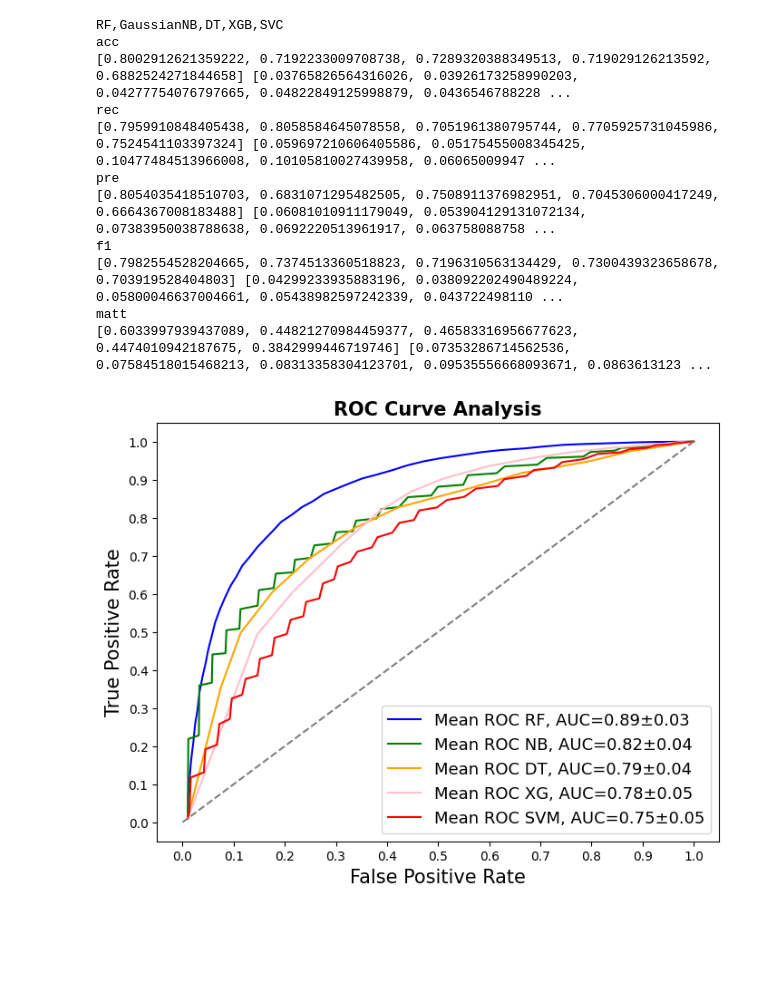
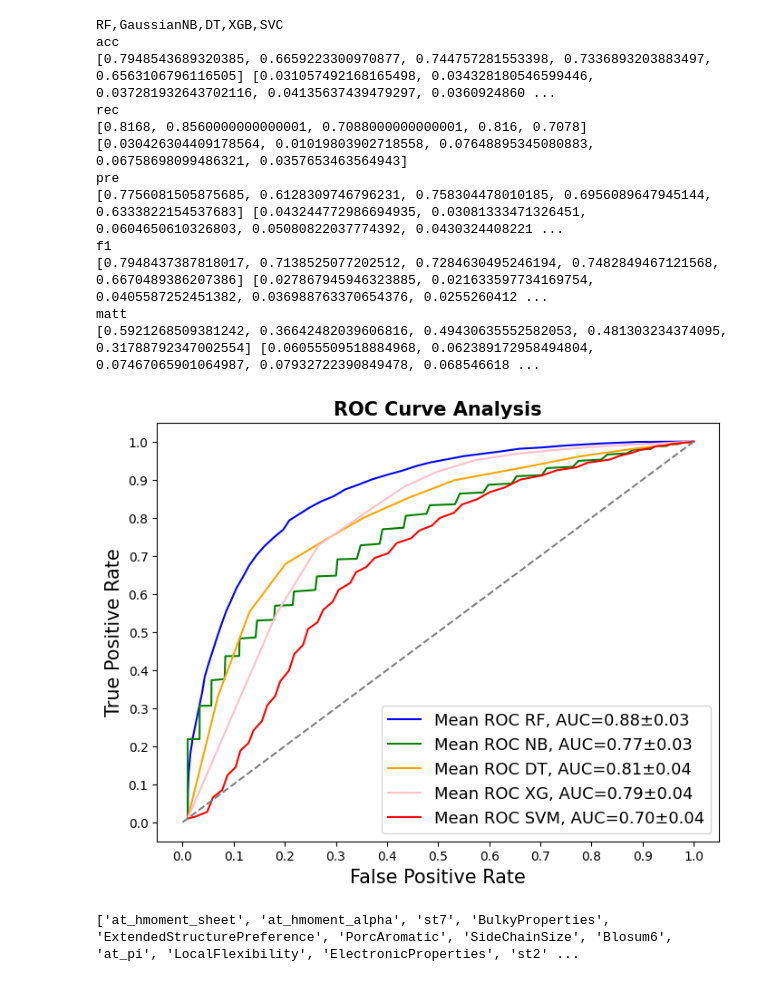
Before and after one commit to cparejabarrueto/epitopes, a Jupyter notebook: Epitopes-Article.ipynb, the cells around one changed output. Drawn from its saved outputs; the diff is of its cells as text; code cells hidden in the pictures; blank space fills up the shorter version.

```diff
--- a/Epitopes-Article.ipynb
+++ b/Epitopes-Article.ipynb
@@ -1012,0 +924,17 @@ matt
+# %%
+#plot
+rango=[]
+#print(graph_acc)
+for i in V_range:
+    rango.append(i+1)
+
+import matplotlib.pyplot as plot
+plt.figure(figsize=(8,6))
+plt.bar(rango,Mean,yerr=Std,color="green",width=0.7)
+plt.ylabel('Accuracy',fontsize='xx-large')
+plt.xlabel('Accumulated attributes',fontsize='xx-large')
+plt.xticks(fontsize='15')
+plt.yticks(fontsize='15')
+plt.title('Attributes selection',fontsize='xx-large')
+plt.savefig('AccuracyMutualInfo_NegEpiPaper.png')
+plt.show()
@@ -1028,28 +958,33 @@ Std = [];Mean = [];Fpr = [];Tpr = [];Auc = [];Auc2 = [];Auc3 = []
 mean_tpr=[]; W_range = range(0, 100)
 
 #ANOVA
-fc2=['at_charge', 'PorcAromatic', 'PorcBasic', 'PorcSmall', 'PorcPolar', 'ExtendedStructurePreference', 't1', 'z5', 'pKC', 'AlphaAndTurnPropensities', 'HelixBendPreference', 'at_hmoment_sheet', 'st3', 'st2', 'ElectronicProperties', 'z2', 't2', 'st7', 'PorcTiny', 'PorcCharged']
+fc2=['PorcBasic', 'AlphaAndTurnPropensities', 'PorcAromatic', 'Blosum7',
+       't5', 't1', 'HelixBendPreference', 'st3', 'SideChainSize', 'st2',
+       'Blosum5', 'at_charge', 'PorcSmall', 'st7',
+       'ExtendedStructurePreference', 'at_index', 'st1', 'BulkyProperties',
+       'ElectronicProperties', 'Blosum1']
 
-X=df_ref[fc2]
-Y=df_ref.Class
-X_p=preprocessing.normalize(X)
-#print(df_ref.iloc[np.random.random_integers(256,2050,256),0:74])
-df2=df_ref.iloc[np.random.random_integers(256,2050,256),0:74]
-df3=df_ref.iloc[0:256,0:74]
-frames = [df3, df2]
-df4=pd.concat(frames)
-Xrandom=df4[feature_cols]
-#print(Xrandom)
-Yrandom=df4.Class
-#print(Yrandom)
-X_prandom=preprocessing.normalize(Xrandom)
+count = 0
 
 for cls in classifiers: #BUCLE PARA CADA ALGORITMO CLASIFICADOR, RANDOM FOREST
+    count=count+1
+    if count == 1:
+        name = "RF"
+    if count == 2:
+        name = "NB"
+    if count == 3:
+        name = "DT"
+    if count == 4:
+        name = "SVM"
+    if count ==5:
+        name = "XG"
+
     #print(cls)
     for i in W_range:   #BUCLE DE 100 REPETICIONES
         fpr_all=[]      #SETEAR VARIABLES, LISTAS VACÍAS PARA MATRIZ DE COSTO
         tpr_all=[]
         df2=df_ref.iloc[np.random.random_integers(256,2050,256),0:74]  #SELECCION DE EJEMPLOS NEGATIVOS
+        df2.to_csv('source_nonEpPaper_'+str(name)+'_'+str(i)+'_MI_1.csv', index=True)
         df3=df_ref.iloc[0:255,0:74] #EJEMPLOS POSITIVOS
         frames = [df3, df2]
         df4=pd.concat(frames)
@@ -1057,7 +992,7 @@ for cls in classifiers: #BUCLE PARA CADA ALGORITMO CLASIFICADOR, RANDOM FOREST
         Y_r=df4.Class
         Y_r.value_counts()
         X_rn=preprocessing.normalize(X_r)          #ESCALAR VALORES DE DESCRIPTORS
-        X_train, X_test, y_train, y_test = train_test_split(X_rn,Y_r, test_size=0.20) #DIVIDIR SET DE DATOS EN ENTRENAMIENTO Y PRUEBA
+        X_train, X_test, y_train, y_test = train_test_split(X_rn,Y_r, test_size=0.20, random_state=123) #DIVIDIR SET DE DATOS EN ENTRENAMIENTO Y PRUEBA
         model = cls.fit(X_train, y_train)          #CONSTRUIR MODELO
         y_pred = model.predict_proba(X_test)[::,1] #PREDECIR VALORES PARA EL TEST
         fpr, tpr, _ = roc_curve(y_test,y_pred)     #IDENTIFICAR FALSOS Y VERDADEROS POSITIVOS PARA CONTRUIR CURVA ROC
@@ -1293,47 +1228,46 @@ for elemento in tpr_xg:            # lista de largo 100 y de 83 valores c/u, hay
         col=col+1     # hasta el 83 #   nuevalista.append(elemento2) #  print(nuevalista)
     fila=fila+1
 mean_tpr_xg = np.mean(matrix,axis=1)
 std_tpr_xg = np.std(matrix,axis=1)
 
 
 plt.figure(figsize=(8,6))
 clasif = ["RF","NB","DT","XG","SVM"]
 #RF,GaussianNB,DT,XGB,SVC
 plt.plot(mean_fpr_rf, mean_tpr_rf, color='blue', label="Mean ROC {}, AUC={:.2f}±{:.2f}".format(clasif[0], Auc2[0],Auc3[0]))
 plt.plot(mean_fpr_nb, mean_tpr_nb, color='green', label="Mean ROC {}, AUC={:.2f}±{:.2f}".format(clasif[1], Auc2[1],Auc3[1])) #gNB
 plt.plot(mean_fpr_dt, mean_tpr_dt, color='orange', label="Mean ROC {}, AUC={:.2f}±{:.2f}".format(clasif[2], Auc2[2],Auc3[2])) #dt
 plt.plot(mean_fpr_xg, mean_tpr_xg, color='pink', label="Mean ROC {}, AUC={:.2f}±{:.2f}".format(clasif[3], Auc2[3],Auc3[3])) #svc
 plt.plot(mean_fpr_svm, mean_tpr_svm, color='red', label="Mean ROC {}, AUC={:.2f}±{:.2f}".format(clasif[4], Auc2[4],Auc3[4]))
 plt.plot([0,1], [0,1], color='grey', linestyle='--')
 plt.xticks(np.arange(0.0, 1.1, step=0.1))
 plt.xlabel("False Positive Rate", fontsize=15)
 plt.yticks(np.arange(0.0, 1.1, step=0.1))
 plt.ylabel("True Positive Rate", fontsize=15)
 plt.title('ROC Curve Analysis', fontweight='bold', fontsize=15)
 plt.legend(prop={'size':13}, loc='lower right')
 result_table.set_index('classifiers', inplace=True)
-plt.savefig('ROCcurve_2_mi.png')
+plt.savefig('ROCcurve_2_mi_Paper.png')
 plt.show()
 # %% [output]
 RF,GaussianNB,DT,XGB,SVC
 acc
-[0.8002912621359222, 0.7192233009708738, 0.7289320388349513, 0.719029126213592, 0.6882524271844658] [0.03765826564316026, 0.03926173258990203, 0.04277754076797665, 0.04822849125998879, 0.0436546788228 ...
+[0.7948543689320385, 0.6659223300970877, 0.744757281553398, 0.7336893203883497, 0.6563106796116505] [0.031057492168165498, 0.034328180546599446, 0.037281932643702116, 0.04135637439479297, 0.0360924860 ...
 rec
-[0.7959910848405438, 0.8058584645078558, 0.7051961380795744, 0.7705925731045986, 0.7524541103397324] [0.059697210606405586, 0.05175455008345425, 0.10477484513966008, 0.10105810027439958, 0.06065009947 ...
+[0.8168, 0.8560000000000001, 0.7088000000000001, 0.816, 0.7078] [0.030426304409178564, 0.01019803902718558, 0.07648895345080883, 0.06758698099486321, 0.0357653463564943]
 pre
-[0.8054035418510703, 0.6831071295482505, 0.7508911376982951, 0.7045306000417249, 0.6664367008183488] [0.06081010911179049, 0.053904129131072134, 0.07383950038788638, 0.0692220513961917, 0.063758088758 ...
+[0.7756081505875685, 0.6128309746796231, 0.758304478010185, 0.6956089647945144, 0.6333822154537683] [0.043244772986694935, 0.03081333471326451, 0.0604650610326803, 0.05080822037774392, 0.0430324408221 ...
 f1
-[0.7982554528204665, 0.7374513360518823, 0.7196310563134429, 0.7300439323658678, 0.703919528404803] [0.04299233935883196, 0.038092202490489224, 0.05800046637004661, 0.05438982597242339, 0.043722498110 ...
+[0.7948437387818017, 0.7138525077202512, 0.7284630495246194, 0.7482849467121568, 0.6670489386207386] [0.027867945946323885, 0.021633597734169754, 0.0405587252451382, 0.036988763370654376, 0.0255260412 ...
 matt
-[0.6033997939437089, 0.44821270984459377, 0.46583316956677623, 0.4474010942187675, 0.3842999446719746] [0.07353286714562536, 0.07584518015468213, 0.08313358304123701, 0.09535556668093671, 0.0863613123 ...
+[0.5921268509381242, 0.36642482039606816, 0.49430635552582053, 0.481303234374095, 0.31788792347002554] [0.06055509518884968, 0.062389172958494804, 0.07467065901064987, 0.07932722390849478, 0.068546618 ...
-[figure, old version]
+[figure, new version]
 # %%
 ##merge
-fc_merge=['at_hmoment_sheet', 'at_hmoment_alpha', 'st7', 'BulkyProperties', 'SideChainSize',
-'ExtendedStructurePreference', 'ElectronicProperties', 'st2', 'PorcAromatic',
-'at_pi','PorcPolar', 'z2', 'Blosum8', 'at_index', 'z3', 'LocalFlexibility', 'Blosum3',
-'t1', 'Blosum2','t2', 'at_charge', 'PorcAromatic', 'PorcBasic', 'PorcSmall','z5',
-'pKC','AlphaAndTurnPropensities', 'HelixBendPreference', 'st3', 'PorcTiny', 'PorcCharged']
+fc_merge=['at_hmoment_sheet', 'at_hmoment_alpha', 'st7', 'BulkyProperties','ExtendedStructurePreference', 'PorcAromatic', 'SideChainSize', 'Blosum6', 'at_pi', 'LocalFlexibility', 'ElectronicProperties', 'st2', 'at_index','Blosum8', 'PorcPolar', 'z2', 'Blosum2', 'z3', 'Blosum10', 'Blosum4','PorcBasic', 'AlphaAndTurnPropensities', 'Blosum7','t5', 't1', 'HelixBendPreference', 'st3','Blosum5', 'at_charge', 'PorcSmall', 'st1', 'Blosum1']
+print(fc_merge)
+# %% [output]
+['at_hmoment_sheet', 'at_hmoment_alpha', 'st7', 'BulkyProperties', 'ExtendedStructurePreference', 'PorcAromatic', 'SideChainSize', 'Blosum6', 'at_pi', 'LocalFlexibility', 'ElectronicProperties', 'st2' ...
 # %%
 #TABLA RESULTADOS SOBRE MATRIZ DE CONFUSION Y CURVA ROC
 result_table = pd.DataFrame(columns=['classifiers','fpr','tpr','auc'])
```
Also changed, not shown: parts of 20 cells of this notebook, 1 other file.
